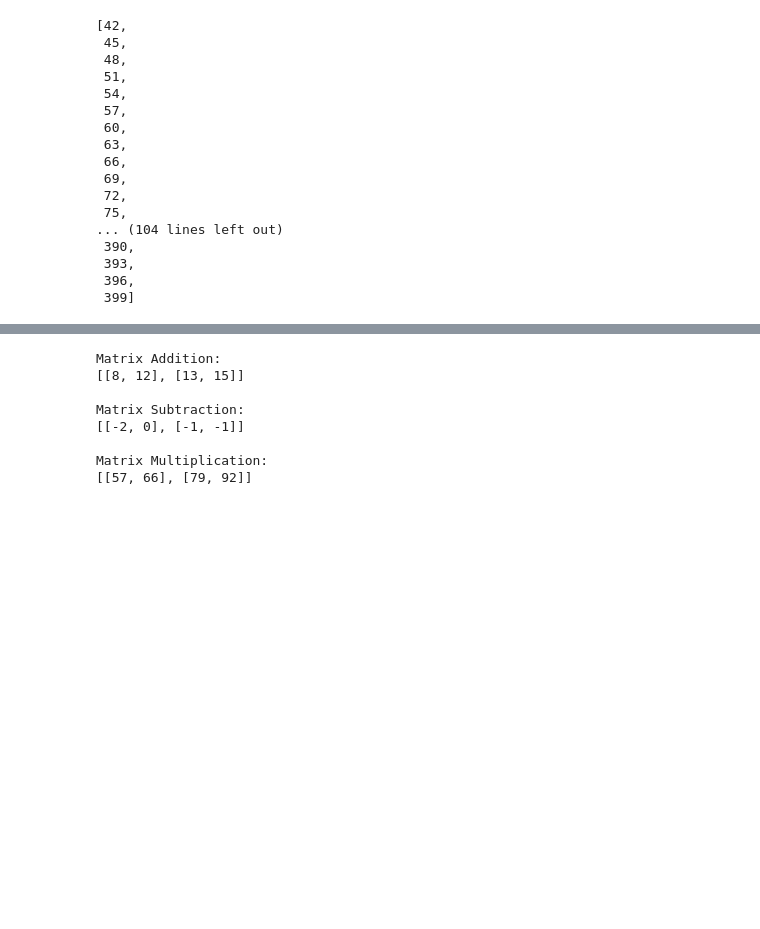
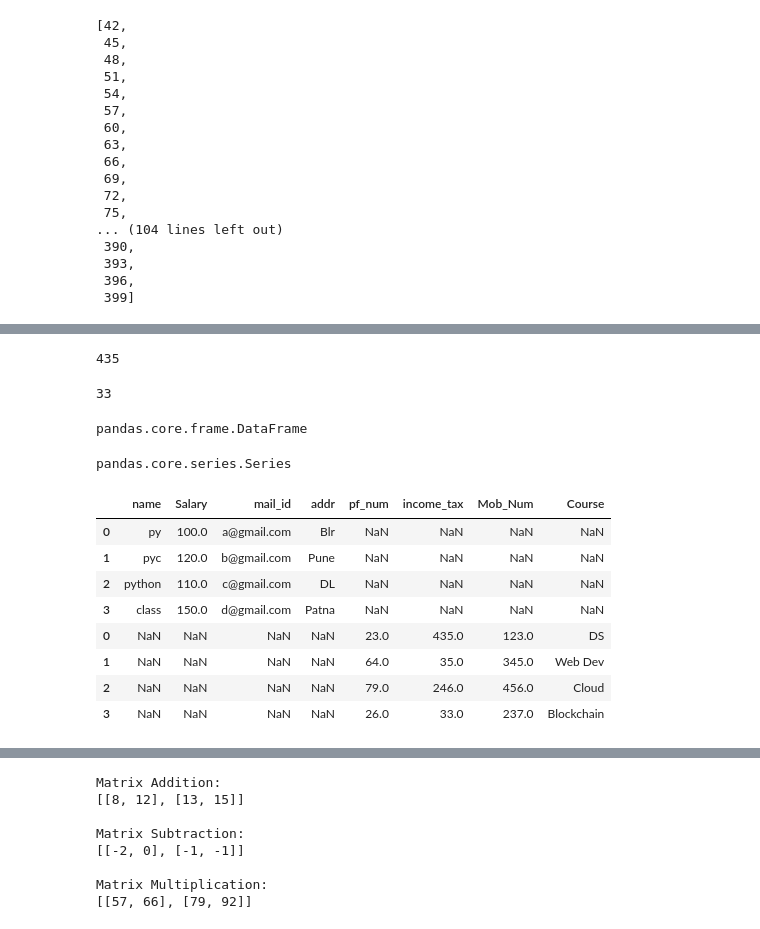
Before and after one commit to sandeepkumar96674/AI-ML-Bootcamp, a Jupyter notebook: Bootcamp.ipynb, the cells around one changed output, grey strips where cells are left out. Saved outputs shown, nothing was run; the diff lists cells and outputs as text; code cells hidden in the pictures; blank space fills up the shorter version.

```diff
--- a/Bootcamp.ipynb
+++ b/Bootcamp.ipynb
@@ -1708,0 +2134,2 @@ l
+# %%
+df=pd.DataFrame(data)
@@ -1708,0 +2166,9 @@ l
+# %%
+data1={
+    'pf_num':[23,64,79,26],
+    'income_tax':[435,35,246,33],
+    'Mob_Num':[123,345,456,237],
+    'Course':['DS','Web Dev','Cloud','Blockchain']
+}
+# %%
+df1=pd.DataFrame(data1)
@@ -1708,0 +2183,30 @@ l
+# %%
+max(df1['income_tax'])
+# %% [output]
+435
+# %%
+min(df1['income_tax'])
+# %% [output]
+33
+# %%
+type(df1)
+# %% [output]
+pandas.core.frame.DataFrame
+# %%
+type(df1['pf_num'])
+# %% [output]
+pandas.core.series.Series
+# %%
+df2=pd.concat([df,df1])
+# %%
+df2
+# %% [output]
+|  | name | Salary | mail_id | addr | pf_num | income_tax | Mob_Num | Course |
+| 0 | py | 100.0 | a@gmail.com | Blr | NaN | NaN | NaN | NaN |
+| 1 | pyc | 120.0 | b@gmail.com | Pune | NaN | NaN | NaN | NaN |
+| 2 | python | 110.0 | c@gmail.com | DL | NaN | NaN | NaN | NaN |
+| 3 | class | 150.0 | d@gmail.com | Patna | NaN | NaN | NaN | NaN |
+| 0 | NaN | NaN | NaN | NaN | 23.0 | 435.0 | 123.0 | DS |
+| 1 | NaN | NaN | NaN | NaN | 64.0 | 35.0 | 345.0 | Web Dev |
+| 2 | NaN | NaN | NaN | NaN | 79.0 | 246.0 | 456.0 | Cloud |
+| 3 | NaN | NaN | NaN | NaN | 26.0 | 33.0 | 237.0 | Blockchain |
```
Also changed, not shown: parts of 99 cells of this notebook, 3 other files.
